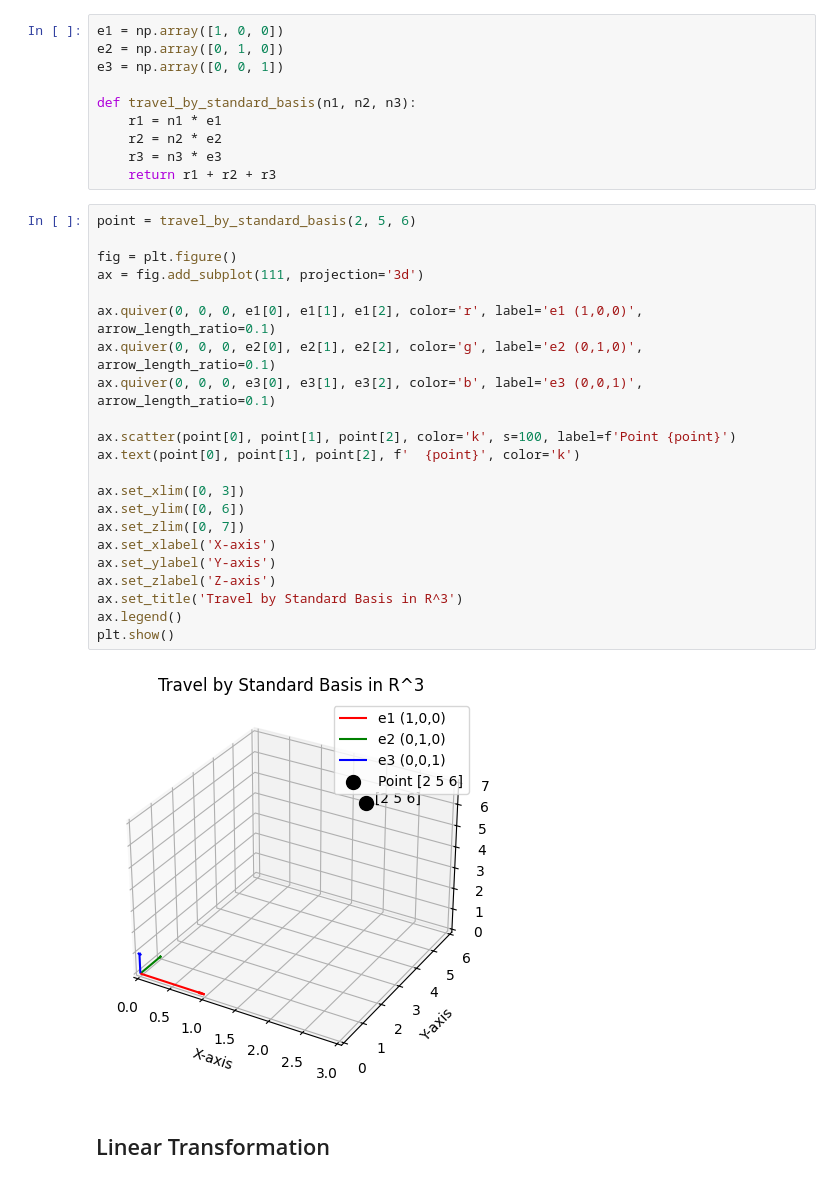
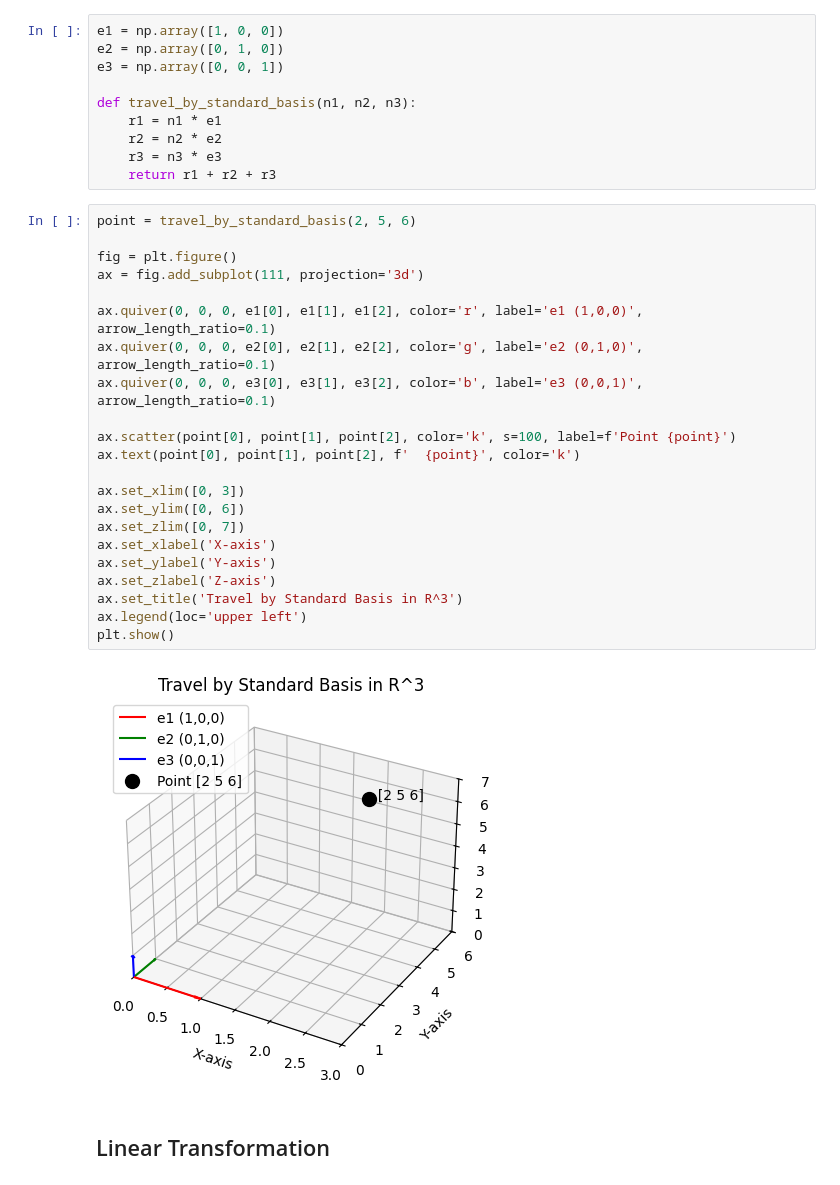
Before and after one commit to mjavadg/Econometrics_Fall-2024, a Jupyter notebook: 9th session linear algebra part 3.ipynb, the cells around one changed output. Cells and saved outputs as stored; diff of their text form.

```diff
--- a/9th session linear algebra part 3.ipynb
+++ b/9th session linear algebra part 3.ipynb
@@ -352,27 +352,27 @@ def travel_by_standard_basis(n1, n2, n3):
 # %%
 point = travel_by_standard_basis(2, 5, 6)
 
 fig = plt.figure()
 ax = fig.add_subplot(111, projection='3d')
 
 ax.quiver(0, 0, 0, e1[0], e1[1], e1[2], color='r', label='e1 (1,0,0)', arrow_length_ratio=0.1)
 ax.quiver(0, 0, 0, e2[0], e2[1], e2[2], color='g', label='e2 (0,1,0)', arrow_length_ratio=0.1)
 ax.quiver(0, 0, 0, e3[0], e3[1], e3[2], color='b', label='e3 (0,0,1)', arrow_length_ratio=0.1)
 
 ax.scatter(point[0], point[1], point[2], color='k', s=100, label=f'Point {point}')
 ax.text(point[0], point[1], point[2], f'  {point}', color='k')
 
 ax.set_xlim([0, 3])
 ax.set_ylim([0, 6])
 ax.set_zlim([0, 7])
 ax.set_xlabel('X-axis')
 ax.set_ylabel('Y-axis')
 ax.set_zlabel('Z-axis')
 ax.set_title('Travel by Standard Basis in R^3')
-ax.legend()
+ax.legend(loc='upper left')
 plt.show()
 # %% [output]
-[figure, old version]
+[figure, new version]
 # %% [markdown]
 ## Linear Transformation
 # %% [markdown]
```
Also changed, not shown: parts of 7 cells of this notebook.
